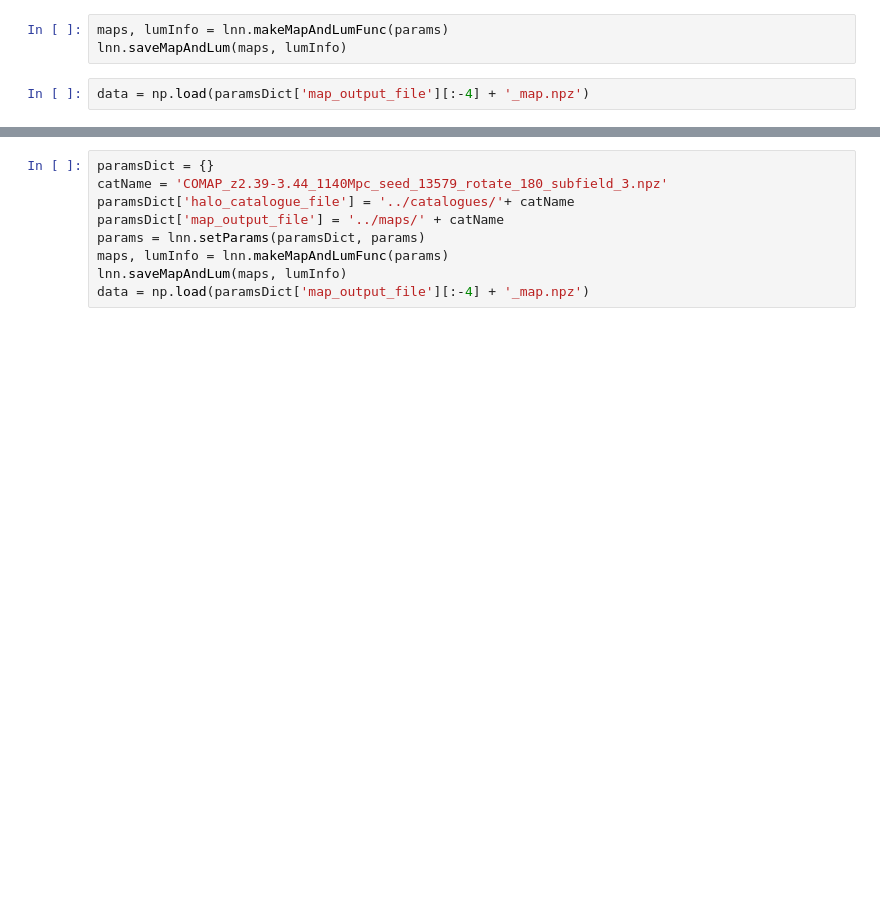
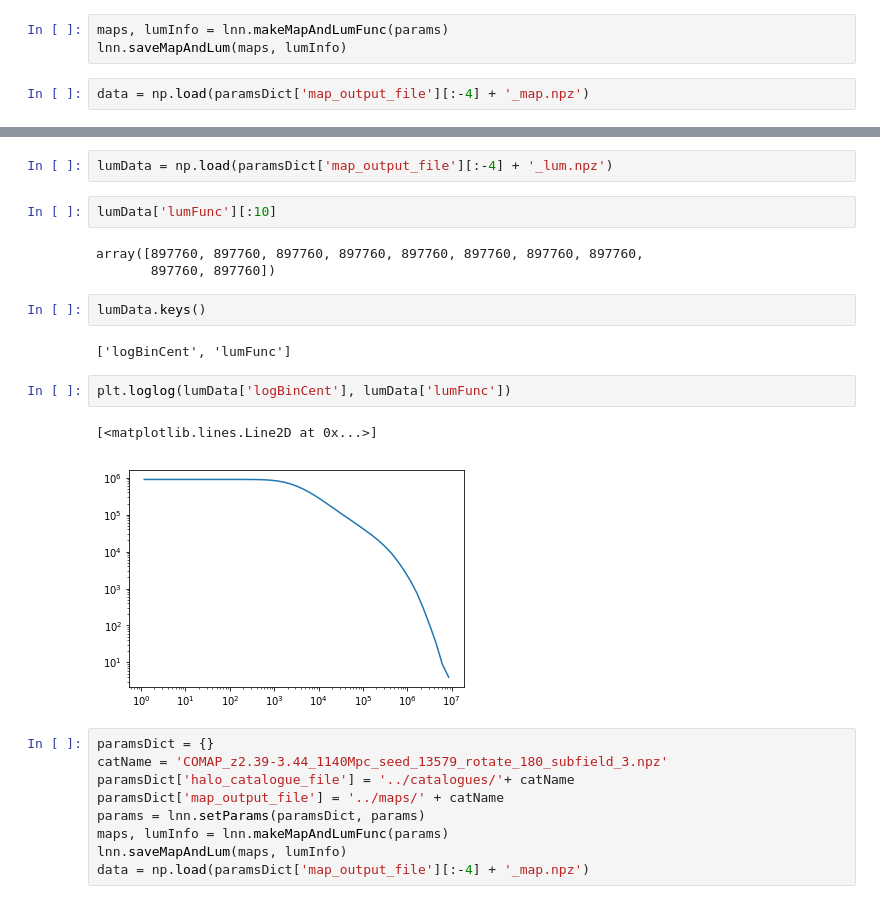
Before and after one commit to dnpfeffer/intensitymap_cnn, a Jupyter notebook: scripts/makeMap.ipynb, the cells around one changed output, grey strips where cells are left out. Cells and saved outputs as stored; diff of their text form; blank space fills up the shorter version.

```diff
--- a/scripts/makeMap.ipynb
+++ b/scripts/makeMap.ipynb
@@ -41,3 +45,19 @@ for i in range(2,6):
+# %%
+lumData = np.load(paramsDict['map_output_file'][:-4] + '_lum.npz')
+# %%
+lumData['lumFunc'][:10]
+# %% [output]
+array([897760, 897760, 897760, 897760, 897760, 897760, 897760, 897760,
+       897760, 897760])
+# %%
+lumData.keys()
+# %% [output]
+['logBinCent', 'lumFunc']
+# %%
+plt.loglog(lumData['logBinCent'], lumData['lumFunc'])
+# %% [output]
+[<matplotlib.lines.Line2D at 0x...>]
+[figure, added]
 # %%
 paramsDict = {}
 catName = 'COMAP_z2.39-3.44_1140Mpc_seed_13579_rotate_180_subfield_3.npz'
```
Also changed, not shown: parts of 3 cells of this notebook, 12 other files.
